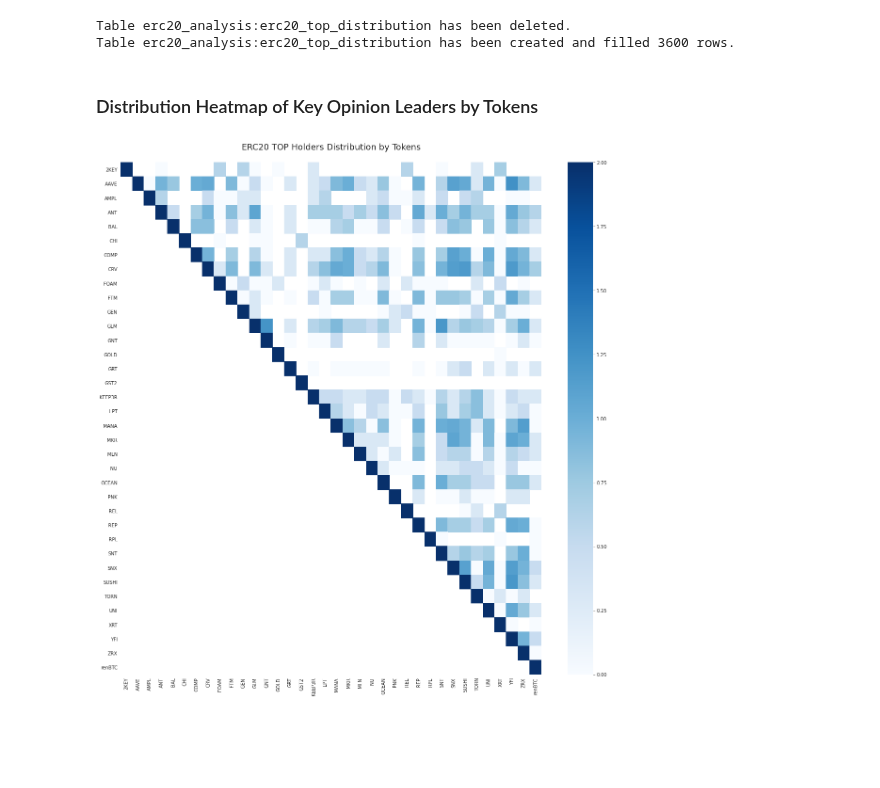
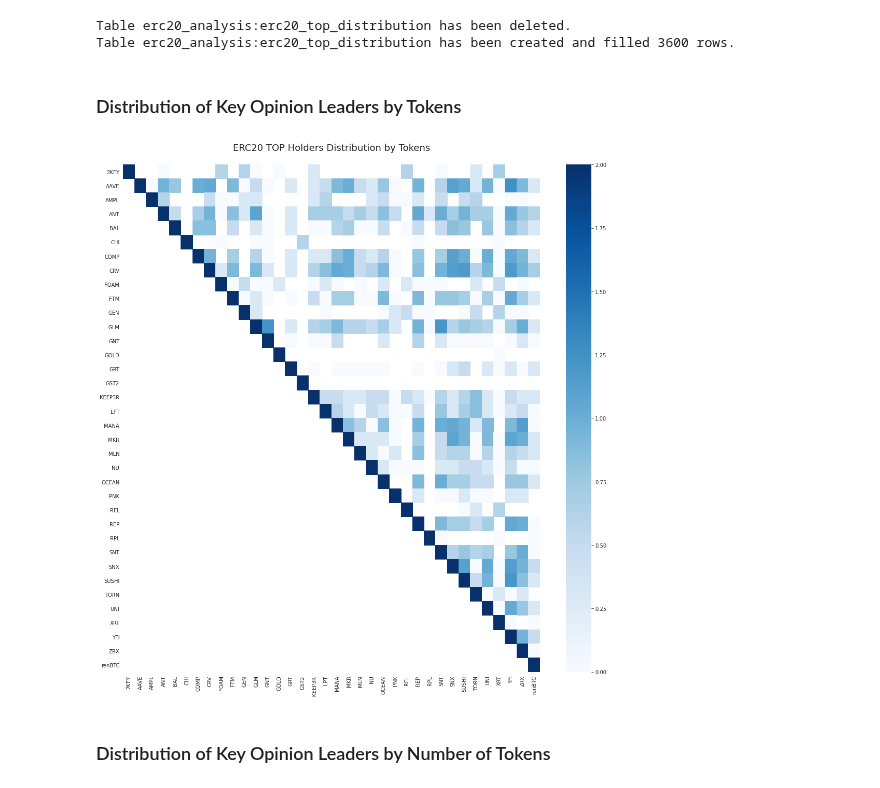
Before and after one commit to Snedashkovsky/cybergift, a Jupyter notebook: leaders__top_erc20_holders.ipynb, the cells around one changed output. Drawn from its saved outputs; the diff is of its cells as text; code cells hidden in the pictures; blank space fills up the shorter version.

Commit message:
- Add Top Holders distribution by Number of Tokens in the `leaders__top_erc20_holders.ipynb` - Small update `utils_charts.py`

```diff
--- a/leaders__top_erc20_holders.ipynb
+++ b/leaders__top_erc20_holders.ipynb
@@ -66,7 +70,7 @@ if CREATE_TABLES:
 Table erc20_analysis:erc20_top_distribution has been deleted.
 Table erc20_analysis:erc20_top_distribution has been created and filled 3600 rows.
 # %% [markdown]
-### Distribution Heatmap of Key Opinion Leaders by Tokens
+### Distribution of Key Opinion Leaders by Tokens
 # %%
 query_2 = f'''
     SELECT
@@ -101,6 +105,8 @@ top_holders_heatmap_distribution_df = get_df(query_2)
 # %%
 heatmap_from_df(top_holders_heatmap_distribution_df,
                 title='ERC20 TOP Holders Distribution by Tokens\n',
-                fig_size=20)
+                fig_size=18)
 # %% [output]
-[figure, old version]
+[figure, new version]
+# %% [markdown]
+### Distribution of Key Opinion Leaders by Number of Tokens
```
Also changed, not shown: parts of 3 cells of this notebook, 1 other file.
